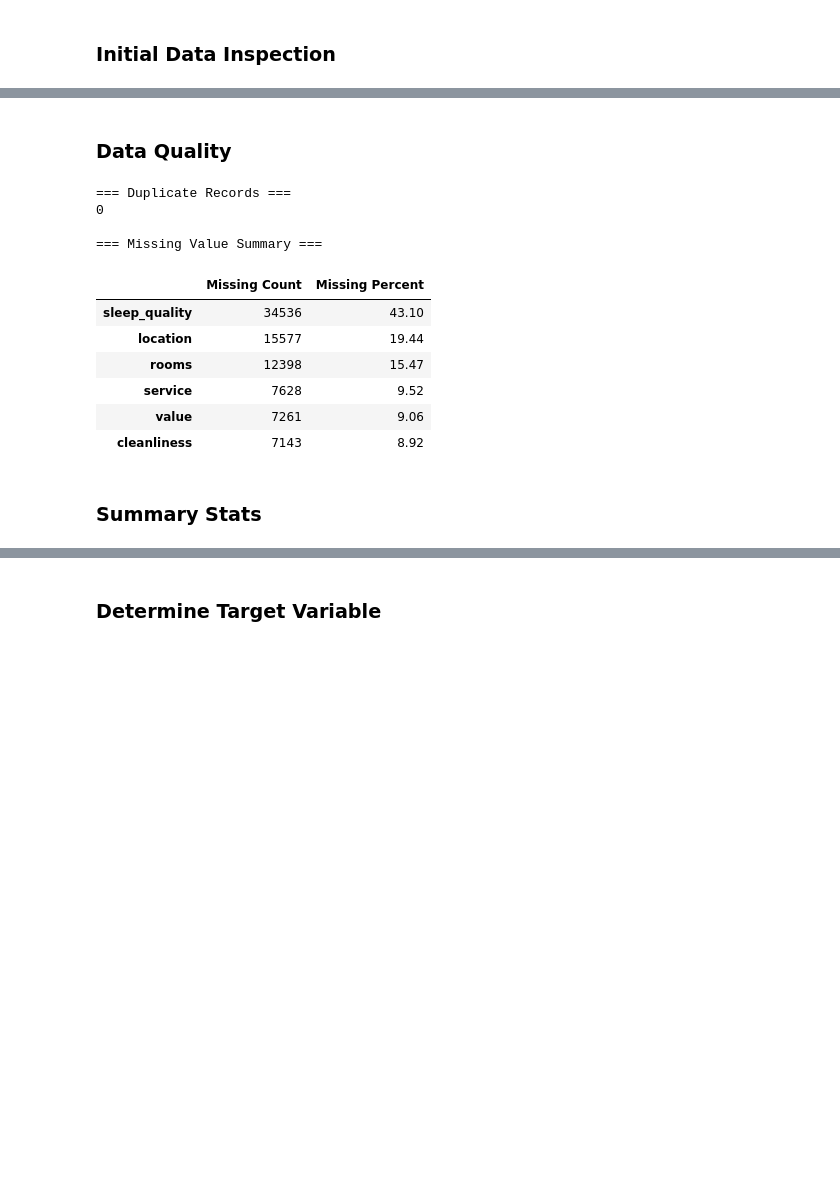
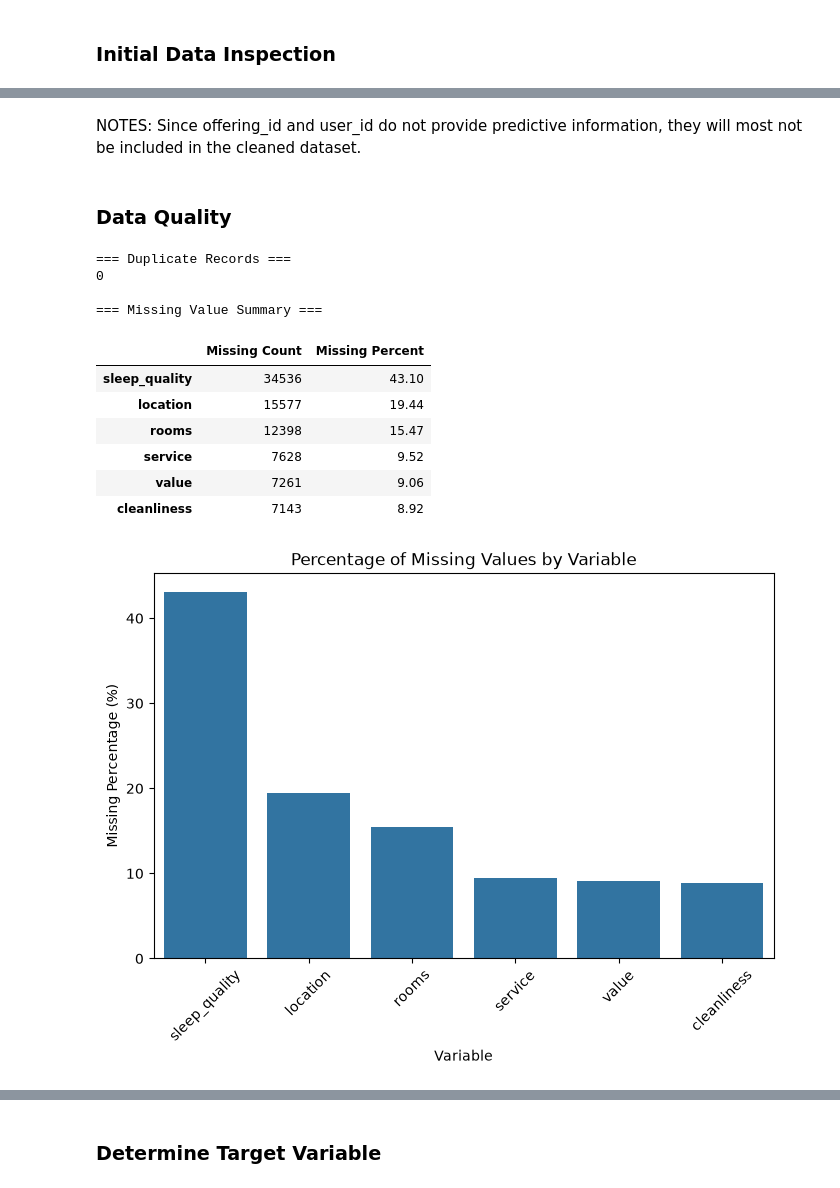
Before and after one commit to luisaaiko/AdvancedAI, a Jupyter notebook: preprocessing.ipynb, the cells around one changed output, grey strips where cells are left out. Saved outputs shown, nothing was run; the diff lists cells and outputs as text; code cells hidden in the pictures; blank space fills up the shorter version.

Commit message:
Add preprocessing pipeline and cleaned sentiment datasets

```diff
--- a/preprocessing.ipynb
+++ b/preprocessing.ipynb
@@ -79,28 +68,51 @@ dtype: int64
+# %% [markdown]
+NOTES: Since offering_id and user_id do not provide predictive information, they will most not be included in the cleaned dataset.
 # %% [markdown]
 ###  Data Quality
 # %%
 print("=== Duplicate Records ===")
 print(df.duplicated().sum())
 
 print("\n=== Missing Value Summary ===")
 missing_summary = pd.DataFrame({
     "Missing Count": df.isnull().sum(),
     "Missing Percent": (df.isnull().mean() * 100).round(2)
 })
 
 display(missing_summary[missing_summary["Missing Count"] > 0]
+
         .sort_values("Missing Count", ascending=False))
+
+missing_pct = (
+    df.isnull().mean() * 100
+).sort_values(ascending=False)
+
+missing_pct = missing_pct[missing_pct > 0]
+
+plt.figure(figsize=(8,5))
+
+sns.barplot(
+    x=missing_pct.index,
+    y=missing_pct.values
+)
+
+plt.title("Percentage of Missing Values by Variable")
+plt.xlabel("Variable")
+plt.ylabel("Missing Percentage (%)")
+
+plt.xticks(rotation=45)
+
+plt.show()
 # %% [output]
 === Duplicate Records ===
 0
 
 === Missing Value Summary ===
 |  | Missing Count | Missing Percent |
 | sleep_quality | 34536 | 43.10 |
 | location | 15577 | 19.44 |
 | rooms | 12398 | 15.47 |
 | service | 7628 | 9.52 |
 | value | 7261 | 9.06 |
 | cleanliness | 7143 | 8.92 |
+[figure, added]
-# %% [markdown]
-### Summary Stats
```
Also changed, not shown: parts of 15 cells of this notebook, 3 other files.
